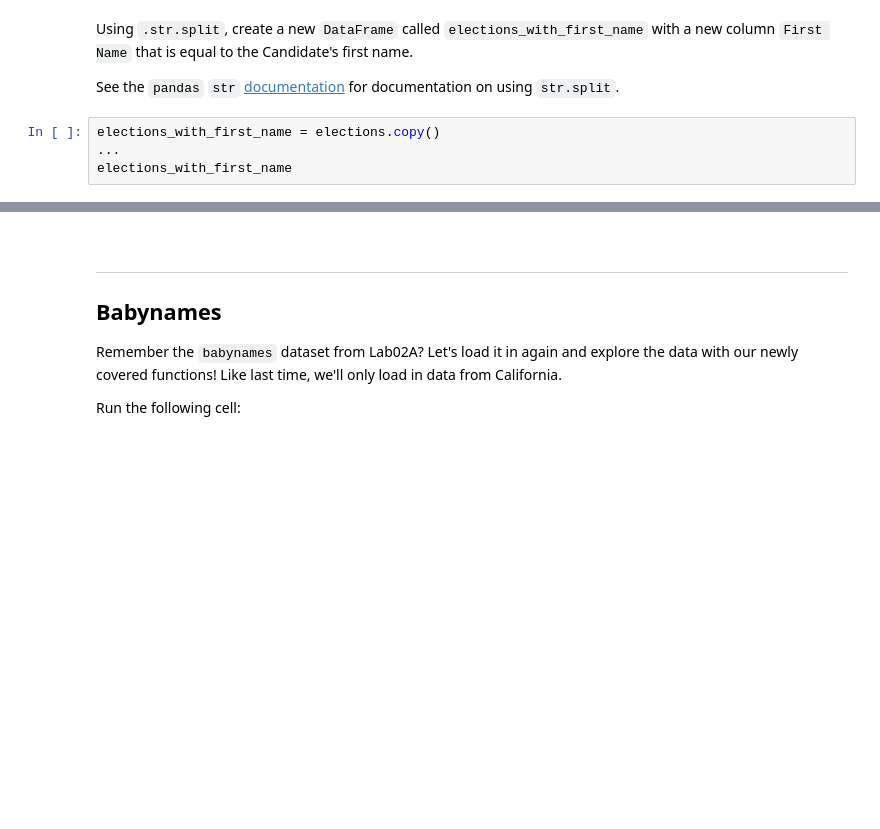
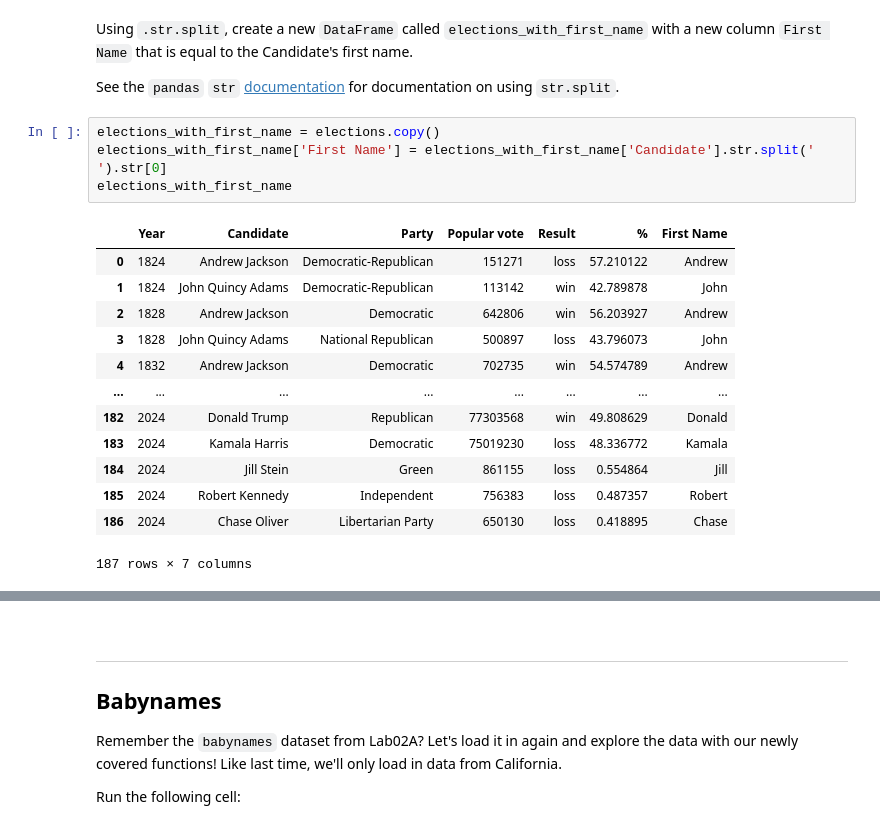
Before and after one commit to RamesTheGeneric/CSCIU459-GROUP-PROJECTS, a Jupyter notebook: A2/A2.ipynb, the cells around one changed output, grey strips where cells are left out. Drawn from its saved outputs; the diff is of its cells as text; blank space fills up the shorter version.

```diff
--- a/A2/A2.ipynb
+++ b/A2/A2.ipynb
@@ -230,7 +469,21 @@ Using `.str.split`, create a new `DataFrame` called `elections_with_first_name`
 See the `pandas` `str` [documentation](https://pandas.pydata.org/docs/reference/api/pandas.Series.str.split.html) for documentation on using `str.split`.
 # %%
 elections_with_first_name = elections.copy()
-...
+elections_with_first_name['First Name'] = elections_with_first_name['Candidate'].str.split(' ').str[0]
 elections_with_first_name
+# %% [output]
+|  | Year | Candidate | Party | Popular vote | Result | % | First Name |
+| 0 | 1824 | Andrew Jackson | Democratic-Republican | 151271 | loss | 57.210122 | Andrew |
+| 1 | 1824 | John Quincy Adams | Democratic-Republican | 113142 | win | 42.789878 | John |
+| 2 | 1828 | Andrew Jackson | Democratic | 642806 | win | 56.203927 | Andrew |
+| 3 | 1828 | John Quincy Adams | National Republican | 500897 | loss | 43.796073 | John |
+| 4 | 1832 | Andrew Jackson | Democratic | 702735 | win | 54.574789 | Andrew |
+| ... | ... | ... | ... | ... | ... | ... | ... |
+| 182 | 2024 | Donald Trump | Republican | 77303568 | win | 49.808629 | Donald |
+| 183 | 2024 | Kamala Harris | Democratic | 75019230 | loss | 48.336772 | Kamala |
+| 184 | 2024 | Jill Stein | Green | 861155 | loss | 0.554864 | Jill |
+| 185 | 2024 | Robert Kennedy | Independent | 756383 | loss | 0.487357 | Robert |
+| 186 | 2024 | Chase Oliver | Libertarian Party | 650130 | loss | 0.418895 | Chase |
+187 rows × 7 columns
 # %%
 grader.check("q2")
```
Also changed, not shown: parts of 33 cells of this notebook, 1 other file.
